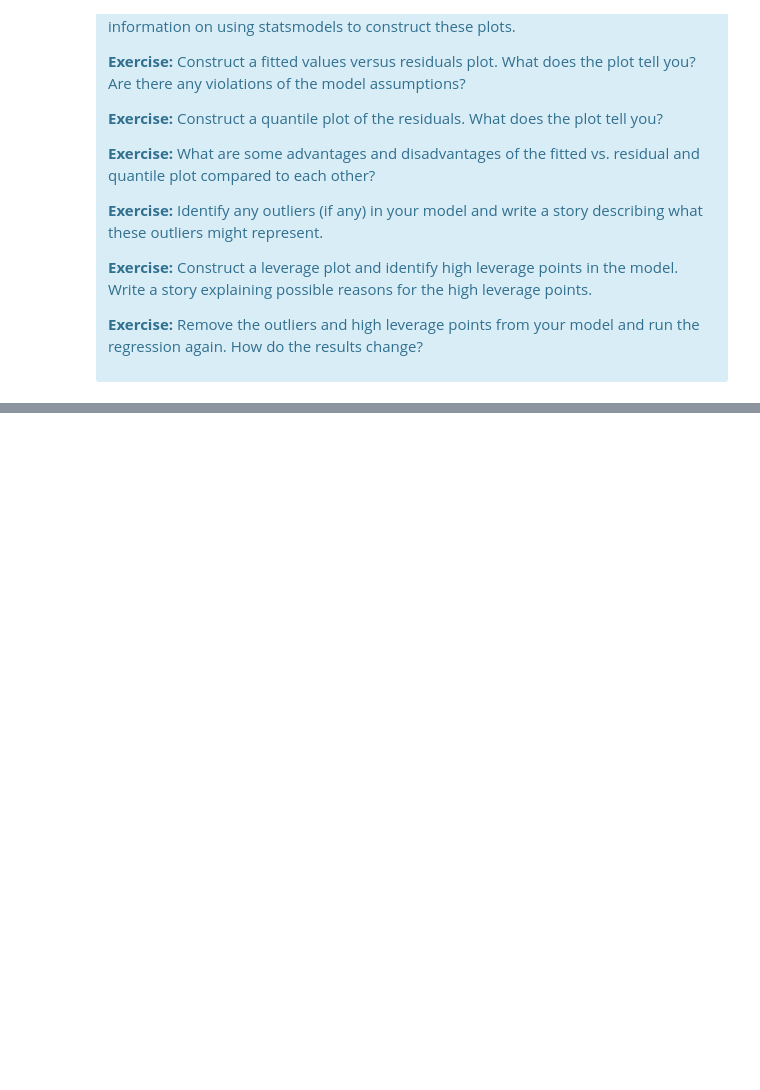
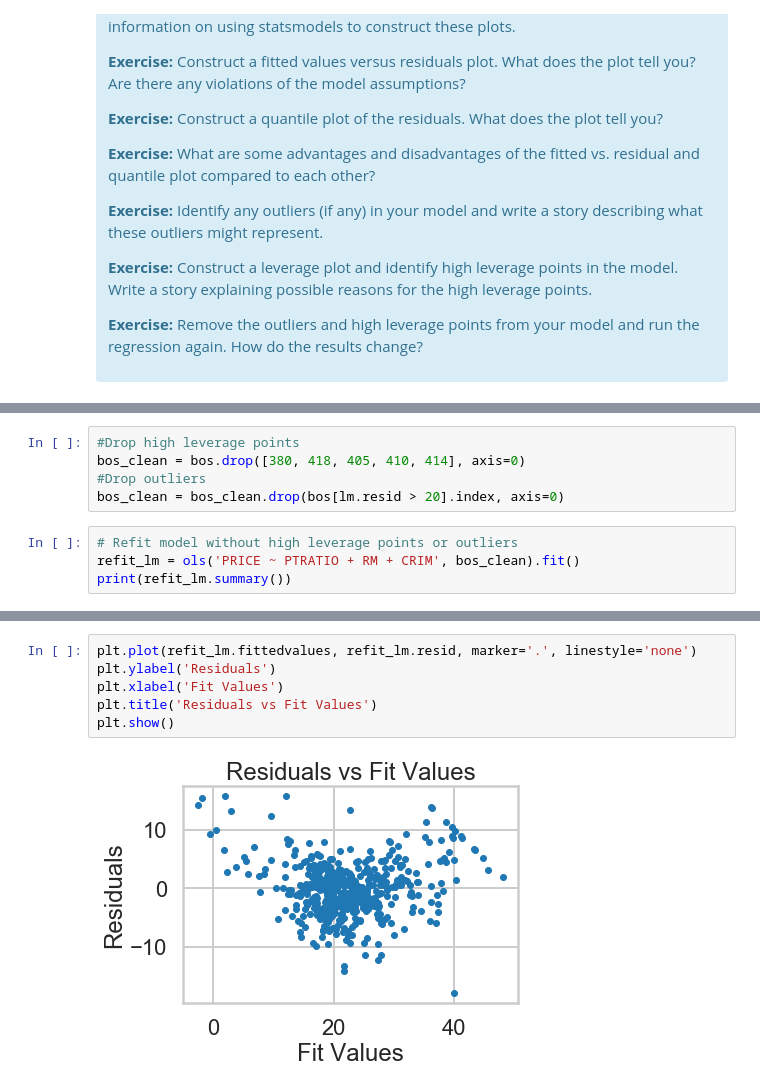
Before and after one commit to andrewdkrog/Projects, a Jupyter notebook: Boston_Housing/linear_regression/Mini_Project_Linear_Regression.ipynb, the cells around one changed output, grey strips where cells are left out. Cells and saved outputs as stored; diff of their text form; blank space fills up the shorter version.

```diff
--- a/Boston_Housing/linear_regression/Mini_Project_Linear_Regression.ipynb
+++ b/Boston_Housing/linear_regression/Mini_Project_Linear_Regression.ipynb
@@ -876,0 +911,9 @@ There are some other issues that are important investigate with linear regressio
+# %%
+#Drop high leverage points
+bos_clean = bos.drop([380, 418, 405, 410, 414], axis=0)
+#Drop outliers
+bos_clean = bos_clean.drop(bos[lm.resid > 20].index, axis=0)
+# %%
+# Refit model without high leverage points or outliers
+refit_lm = ols('PRICE ~ PTRATIO + RM + CRIM', bos_clean).fit()
+print(refit_lm.summary())
@@ -876,0 +938,8 @@ There are some other issues that are important investigate with linear regressio
+# %%
+plt.plot(refit_lm.fittedvalues, refit_lm.resid, marker='.', linestyle='none')
+plt.ylabel('Residuals')
+plt.xlabel('Fit Values')
+plt.title('Residuals vs Fit Values')
+plt.show()
+# %% [output]
+[figure, added]
```
Also changed, not shown: parts of 11 cells of this notebook.
